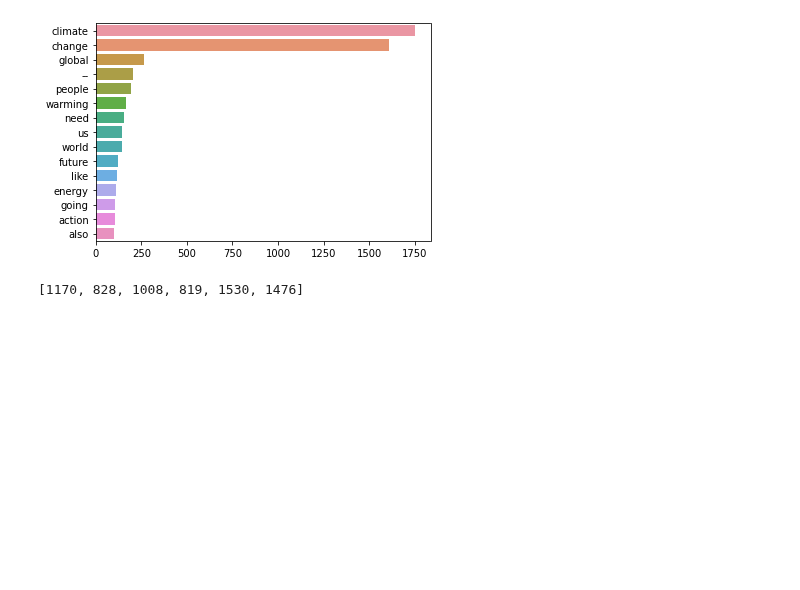
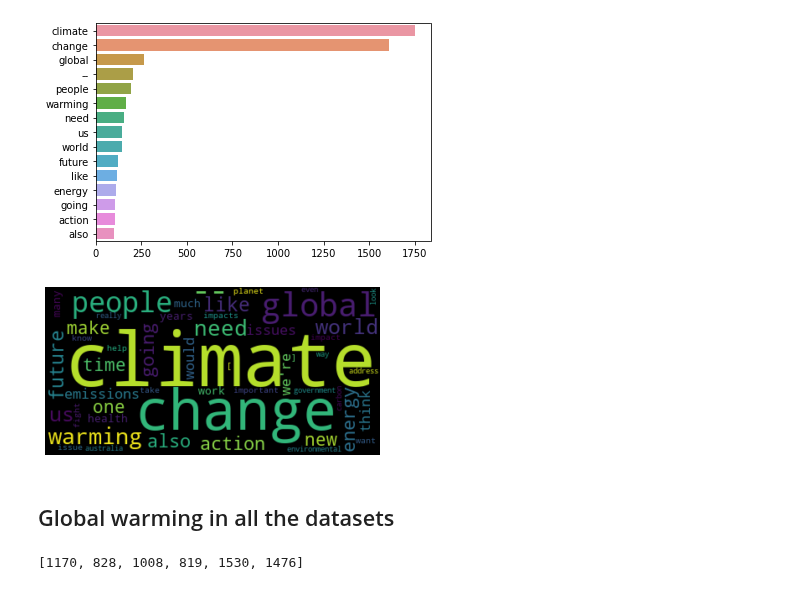
Before and after one commit to epfl-ada/ada-2021-project-jjzm, a Jupyter notebook: Data exploration M2.ipynb, the cells around one changed output. Saved outputs shown, nothing was run; the diff lists cells and outputs as text; code cells hidden in the pictures; blank space fills up the shorter version.

```diff
--- a/Data exploration M2.ipynb
+++ b/Data exploration M2.ipynb
@@ -128,5 +143,5 @@ sns.barplot(x=top_speakers_topic_2020.values, y=top_speakers_topic_2020.index)
 # %%
-from nltk.corpus import stopwords
+# words being most used in these quotes about a topic
 nltk.download('stopwords')
 
 topic_words = collections.Counter()
@@ -135,15 +150,23 @@ for index, row in word_in_list_quotes.iterrows():
     for word in row.quotation.lower().replace(',', '').replace('.', '').split():
         if word not in stop_words:
             topic_words[word] += 1
-top_topic_words = topic_words.most_common()[:15]
-top_topic_words_w = [x[0] for x in top_topic_words]
-top_topic_words_v = [x[1] for x in top_topic_words]
-sns.barplot(x=top_topic_words_v, y=top_topic_words_w)
+top_topic_words = topic_words.most_common()[:50]
+sns.barplot(x=[x[1] for x in top_topic_words][:15], y=[x[0] for x in top_topic_words][:15])
 # %% [output]
 [nltk_data] Downloading package stopwords to /root/nltk_data...
 [nltk_data]   Package stopwords is already up-to-date!
 <matplotlib.axes._subplots.AxesSubplot at 0x...>
 [figure]
+# %%
+# word cloud for illustration
+wordcloud = WordCloud().fit_words(dict(top_topic_words))
+plt.imshow(wordcloud, interpolation='bilinear')
+plt.axis("off")
+plt.show()
+# %% [output]
+[figure, added]
+# %% [markdown]
+## Global warming in all the datasets
 # %%
 # number of quotations containing a topic through time
 years = ['2015', '2016', '2017', '2018', '2019', '2020']
```
Also changed, not shown: parts of 18 cells of this notebook.
